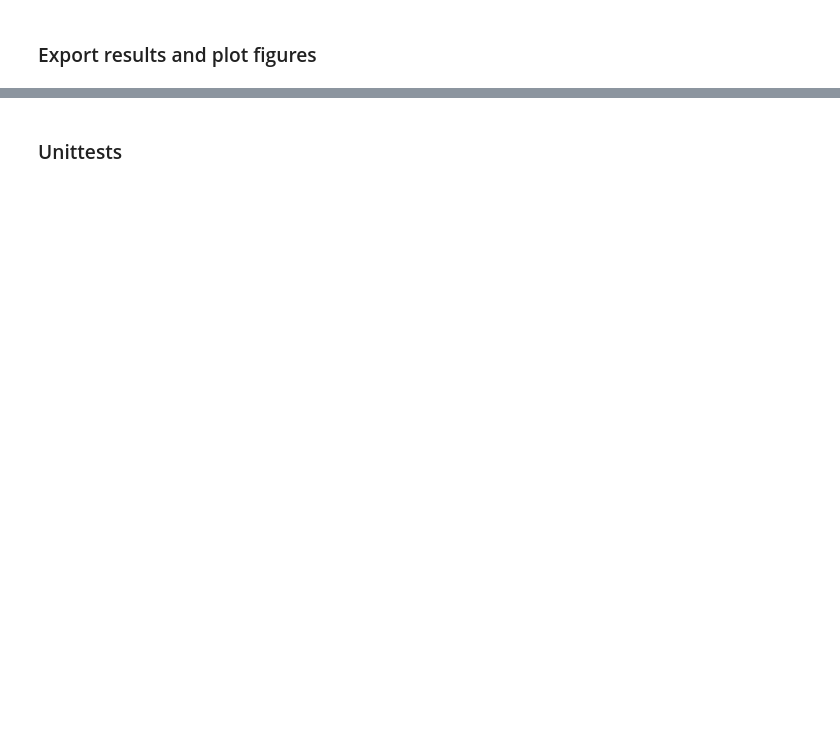
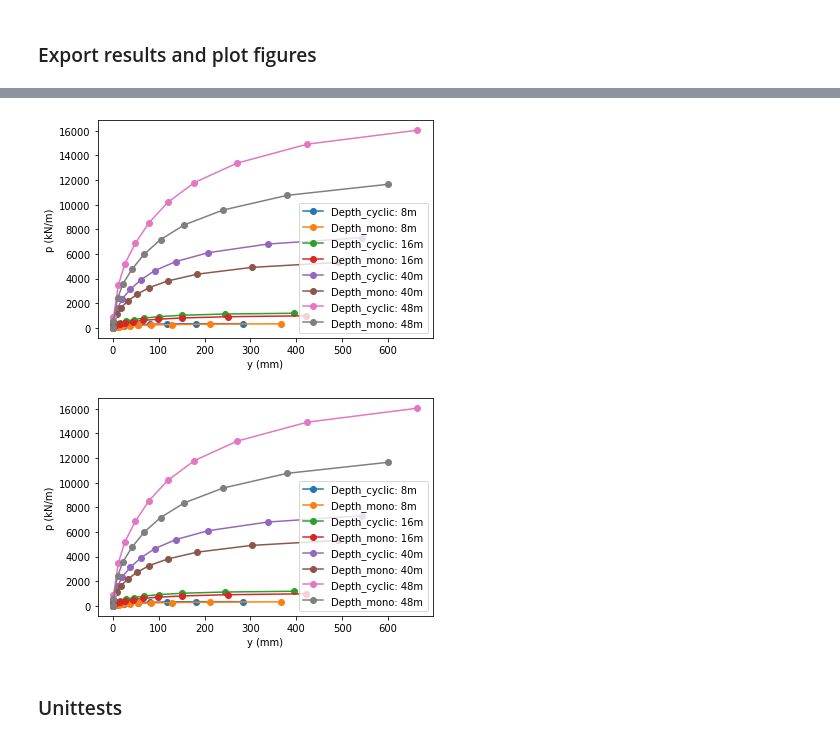
Before and after one commit to dazhongli/UnitCPT, a Jupyter notebook: p_y_interface.ipynb, the cells around one changed output, grey strips where cells are left out. Saved outputs shown, nothing was run; the diff lists cells and outputs as text; code cells hidden in the pictures; blank space fills up the shorter version.

Commit message:
Updated p-y curve for clay under cyclic conditions

```diff
--- a/p_y_interface.ipynb
+++ b/p_y_interface.ipynb
@@ -148,3 +163,8 @@ ModuleNotFoundError: No module named 'openpyxl'
+# %%
+plot_p_y_cyclic(resampled_cpt_data, 8)
+# %% [output]
+[figure, added]
+[figure, added]
 # %% [markdown]
 ### Unittests
 # %%
```
Also changed, not shown: parts of 9 cells of this notebook, 5 other files.
